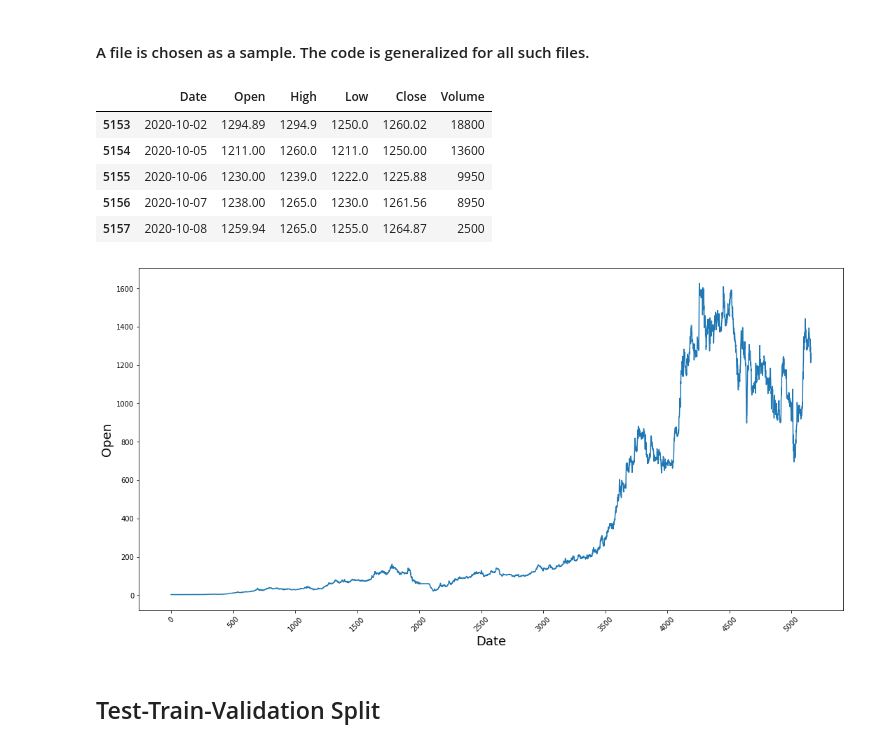
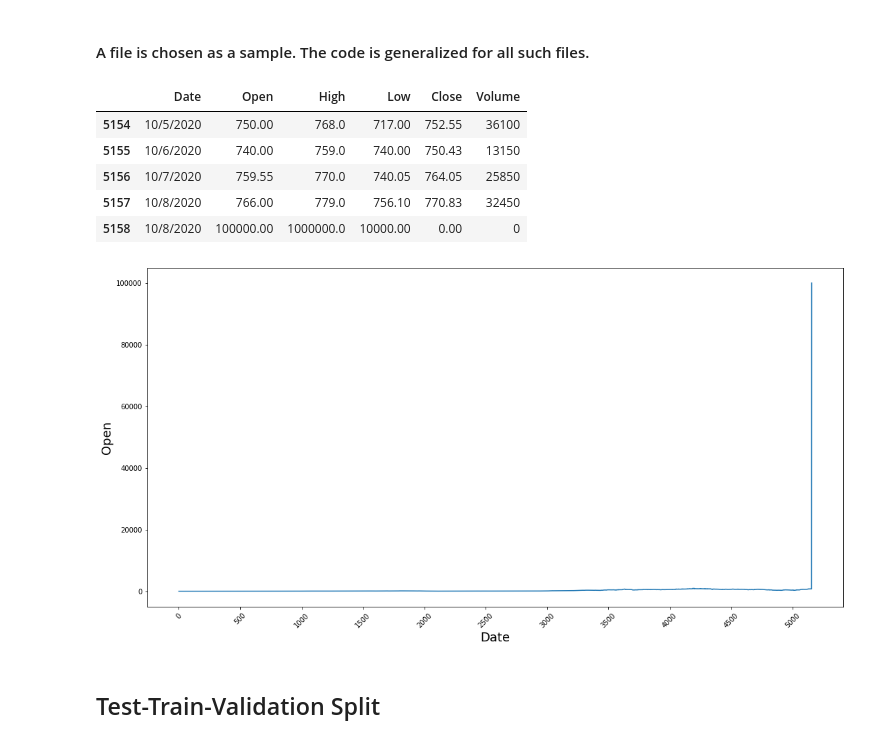
Before and after one commit to md03475/Deep-PSX-Kaavish, a Jupyter notebook: GRU.ipynb, the cells around one changed output. Saved outputs shown, nothing was run; the diff lists cells and outputs as text; code cells hidden in the pictures.

```diff
--- a/GRU.ipynb
+++ b/GRU.ipynb
@@ -25,15 +25,15 @@ Using TensorFlow backend.
 # %% [markdown]
 #### A file is chosen as a sample. The code is generalized for all such files.
 # %%
-abl = pd.read_csv('INDU PA Equity.csv')
+abl = pd.read_csv('ABOT PA Equity.csv')
 abl.tail()
 # %% [output]
 |  | Date | Open | High | Low | Close | Volume |
-| 5153 | 2020-10-02 | 1294.89 | 1294.9 | 1250.0 | 1260.02 | 18800 |
-| 5154 | 2020-10-05 | 1211.00 | 1260.0 | 1211.0 | 1250.00 | 13600 |
-| 5155 | 2020-10-06 | 1230.00 | 1239.0 | 1222.0 | 1225.88 | 9950 |
-| 5156 | 2020-10-07 | 1238.00 | 1265.0 | 1230.0 | 1261.56 | 8950 |
-| 5157 | 2020-10-08 | 1259.94 | 1265.0 | 1255.0 | 1264.87 | 2500 |
+| 5154 | 10/5/2020 | 750.00 | 768.0 | 717.00 | 752.55 | 36100 |
+| 5155 | 10/6/2020 | 740.00 | 759.0 | 740.00 | 750.43 | 13150 |
+| 5156 | 10/7/2020 | 759.55 | 770.0 | 740.05 | 764.05 | 25850 |
+| 5157 | 10/8/2020 | 766.00 | 779.0 | 756.10 | 770.83 | 32450 |
+| 5158 | 10/8/2020 | 100000.00 | 1000000.0 | 10000.00 | 0.00 | 0 |
 # %%
 plt.figure(figsize = (18,9))
 plt.plot(range(abl.shape[0]), abl['Open'])
@@ -42,7 +42,7 @@ plt.xlabel('Date', fontsize=18)
 plt.ylabel('Open', fontsize=18)
 plt.show()
 # %% [output]
-[figure, old version]
+[figure, new version]
 # %% [markdown]
 ## Test-Train-Validation Split
 # %% [markdown]
```
Also changed, not shown: parts of 22 cells of this notebook, 3 other files.
